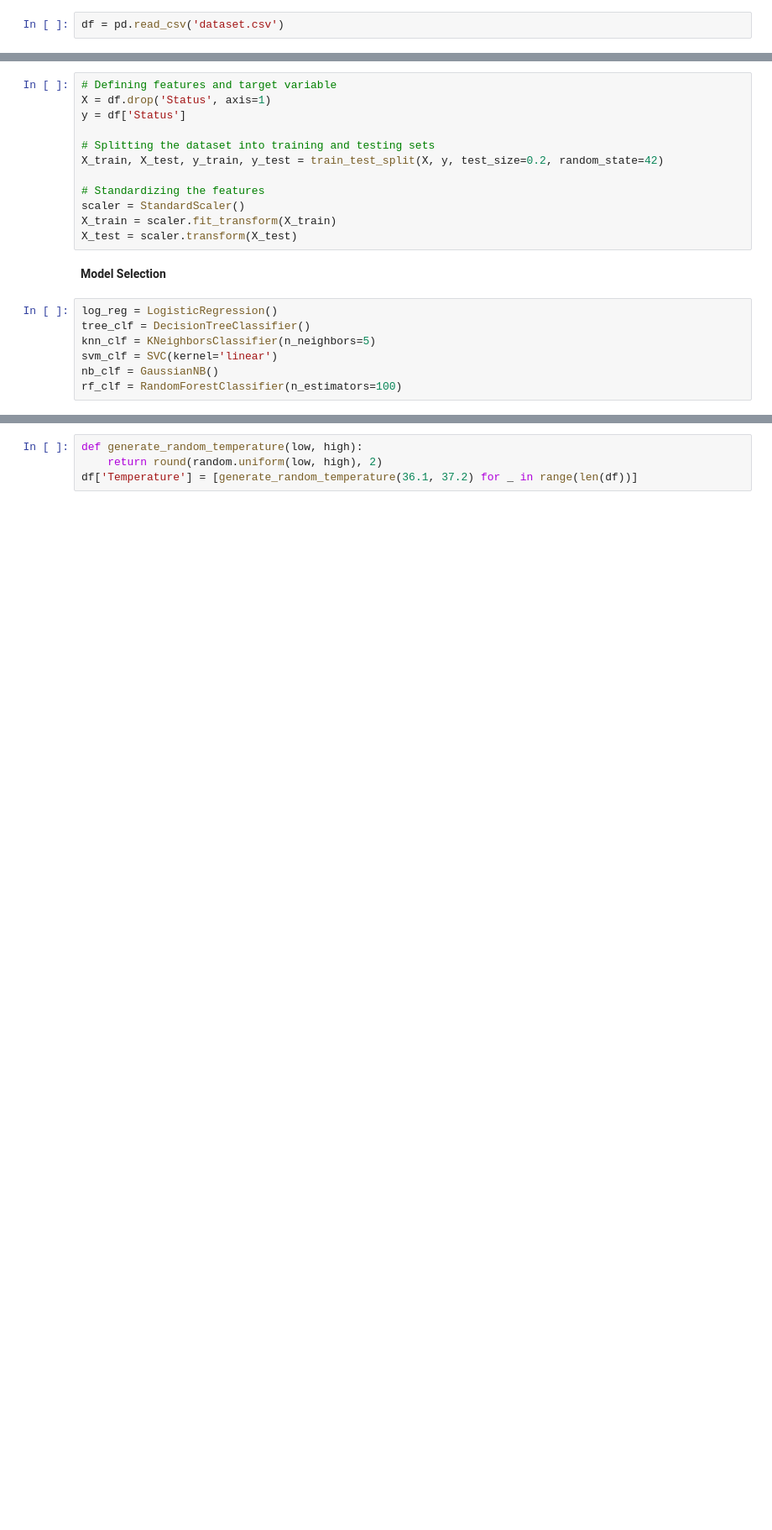
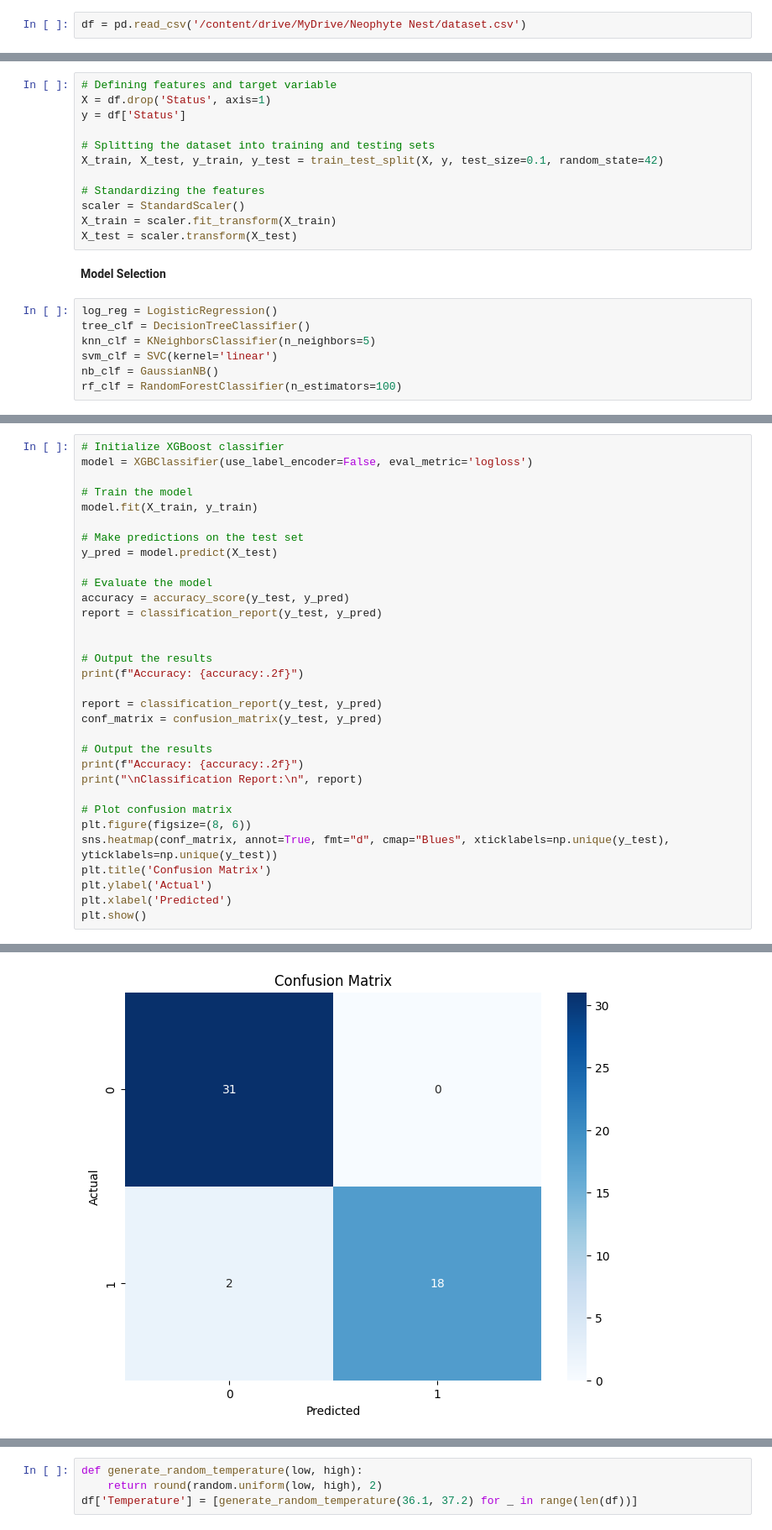
Before and after one commit to ujjain127/Neophytenest_Mr_Pulse, a Jupyter notebook: Heart_rate.ipynb, the cells around one changed output, grey strips where cells are left out. Shown: that part at 84% size. Drawn from its saved outputs; the diff is of its cells as text; blank space fills up the shorter version.

```diff
--- a/Heart_rate.ipynb
+++ b/Heart_rate.ipynb
@@ -32,7 +32,7 @@ Mounted at /content/drive
 # %% [markdown]
 **Reading Data**
 # %%
-df = pd.read_csv('dataset.csv')
+df = pd.read_csv('/content/drive/MyDrive/Neophyte Nest/dataset.csv')
 # %% [markdown]
 **Exploratory Data Analysis & Data Preprocessing**
 # %%
@@ -148,7 +148,7 @@ X = df.drop('Status', axis=1)
 y = df['Status']
 
 # Splitting the dataset into training and testing sets
-X_train, X_test, y_train, y_test = train_test_split(X, y, test_size=0.2, random_state=42)
+X_train, X_test, y_train, y_test = train_test_split(X, y, test_size=0.1, random_state=42)
 
 # Standardizing the features
 scaler = StandardScaler()
@@ -331,0 +349,33 @@ plt.show()
+# %%
+# Initialize XGBoost classifier
+model = XGBClassifier(use_label_encoder=False, eval_metric='logloss')
+
+# Train the model
+model.fit(X_train, y_train)
+
+# Make predictions on the test set
+y_pred = model.predict(X_test)
+
+# Evaluate the model
+accuracy = accuracy_score(y_test, y_pred)
+report = classification_report(y_test, y_pred)
+
+
+# Output the results
+print(f"Accuracy: {accuracy:.2f}")
+
+report = classification_report(y_test, y_pred)
+conf_matrix = confusion_matrix(y_test, y_pred)
+
+# Output the results
+print(f"Accuracy: {accuracy:.2f}")
+print("\nClassification Report:\n", report)
+
+# Plot confusion matrix
+plt.figure(figsize=(8, 6))
+sns.heatmap(conf_matrix, annot=True, fmt="d", cmap="Blues", xticklabels=np.unique(y_test), yticklabels=np.unique(y_test))
+plt.title('Confusion Matrix')
+plt.ylabel('Actual')
+plt.xlabel('Predicted')
+plt.show()
+# %% [output]
@@ -331,0 +397 @@ plt.show()
+[figure, added]
```
Also changed, not shown: parts of 6 cells of this notebook.
